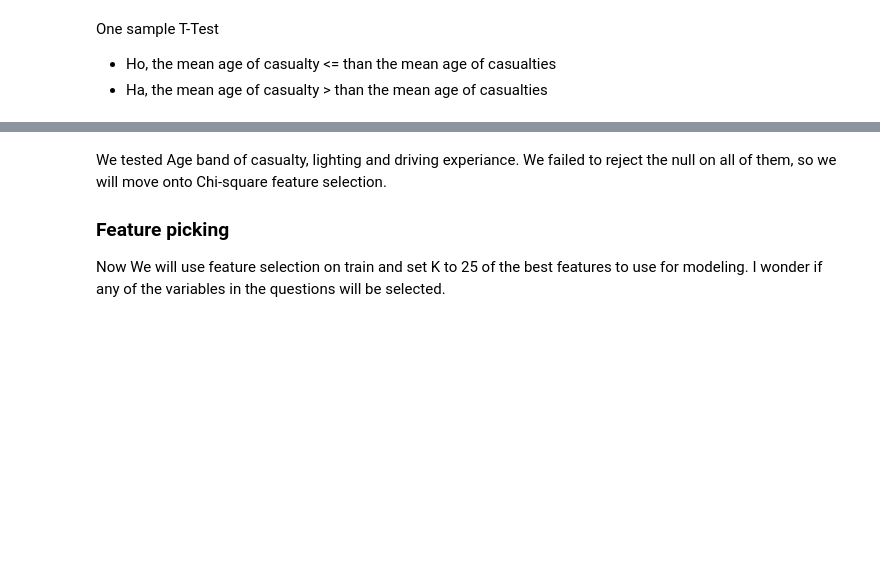
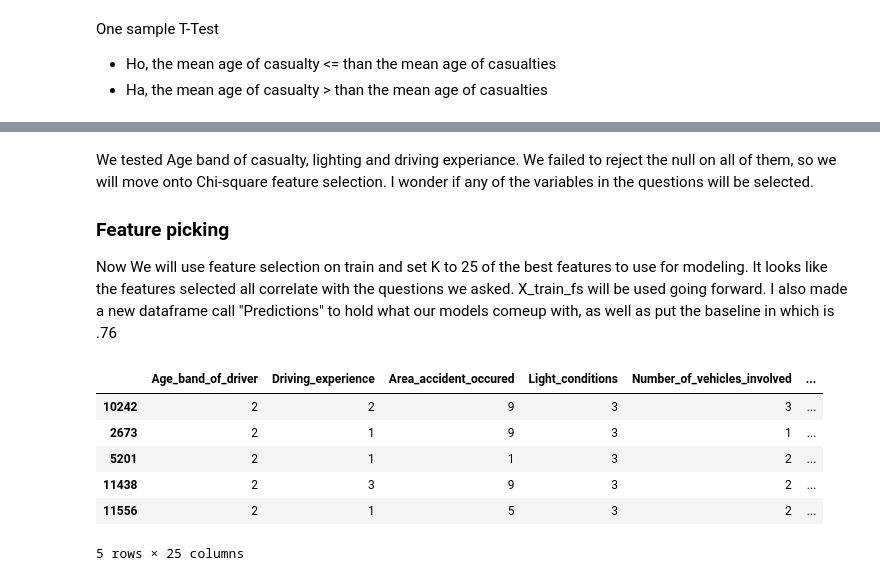
Before and after one commit to lindyc12/individual_project, a Jupyter notebook: Casualty_prediction.ipynb, the cells around one changed output, grey strips where cells are left out. Drawn from its saved outputs; the diff is of its cells as text; code cells hidden in the pictures; blank space fills up the shorter version.

```diff
--- a/Casualty_prediction.ipynb
+++ b/Casualty_prediction.ipynb
@@ -159,7 +195,16 @@ else:
 # %% [markdown]
-We tested Age band of casualty, lighting and driving experiance. We failed to reject the null on all of them, so we will move onto Chi-square feature selection.
+We tested Age band of casualty, lighting and driving experiance. We failed to reject the null on all of them, so we will move onto Chi-square feature selection. I wonder if any of the variables in the questions will be selected.
 
 ### Feature picking
-Now We will use feature selection on train and set K to 25 of the best features to use for modeling. I wonder if any of the variables in the questions will be selected.
+Now We will use feature selection on train and set K to 25 of the best features to use for modeling. It looks like the features selected all correlate with the questions we asked. X_train_fs will be used going forward. I also made a new dataframe call "Predictions" to hold what our models comeup with, as well as put the baseline in which is .76
 # %%
-X_train_fs, X_validate_fs, X_test_fs = feature_chi2(X_train, X_validate, X_test, k = 25)
+X_train_fs, X_validate_fs, X_test_fs = feature_chi2(X_train, X_validate, X_test, y_train, k = 25) # fitting the df to the function
+X_train_fs.head()
+# %% [output]
+|  | Age_band_of_driver | Driving_experience | Area_accident_occured | Light_conditions | Number_of_vehicles_involved | ... |
+| 10242 | 2 | 2 | 9 | 3 | 3 | ... |
+| 2673 | 2 | 1 | 9 | 3 | 1 | ... |
+| 5201 | 2 | 1 | 1 | 3 | 2 | ... |
+| 11438 | 2 | 3 | 9 | 3 | 2 | ... |
+| 11556 | 2 | 1 | 5 | 3 | 2 | ... |
+5 rows × 25 columns
```
Also changed, not shown: parts of 22 cells of this notebook.
